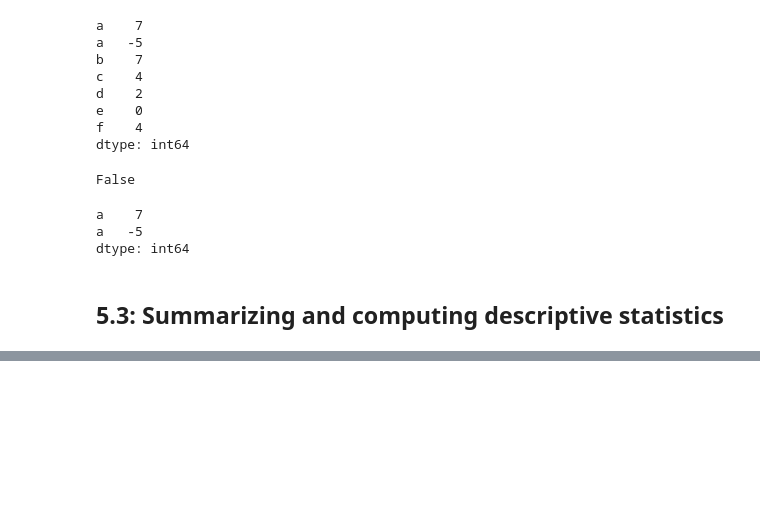
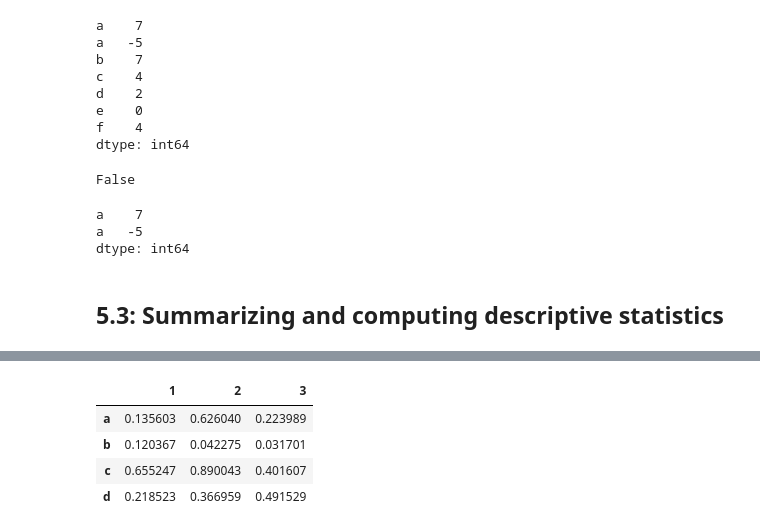
Before and after one commit to stanley-piotrowski/python_for_data_analysis, a Jupyter notebook: ch05.ipynb, the cells around one changed output, grey strips where cells are left out. Drawn from its saved outputs; the diff is of its cells as text; code cells hidden in the pictures; blank space fills up the shorter version.

```diff
--- a/ch05.ipynb
+++ b/ch05.ipynb
@@ -575,0 +774,7 @@ dtype: int64
+# %%
+# Build a hierarchical DataFrame
+hierarchical_data = pd.Series(np.random.rand(12),
+                             index=[['a', 'a', 'a', 'b', 'b', 'b', 'c', 'c', 'c', 'd', 'd', 'd'],
+                                   [1, 2, 3, 1, 2, 3, 1, 2, 3, 1, 2, 3]])
+
+hierarchical_data
@@ -575,0 +821,9 @@ dtype: int64
+# %%
+# Pivot the data
+hierarchical_data.unstack()
+# %% [output]
+|  | 1 | 2 | 3 |
+| a | 0.135603 | 0.626040 | 0.223989 |
+| b | 0.120367 | 0.042275 | 0.031701 |
+| c | 0.655247 | 0.890043 | 0.401607 |
+| d | 0.218523 | 0.366959 | 0.491529 |
```
Also changed, not shown: parts of 34 cells of this notebook.
